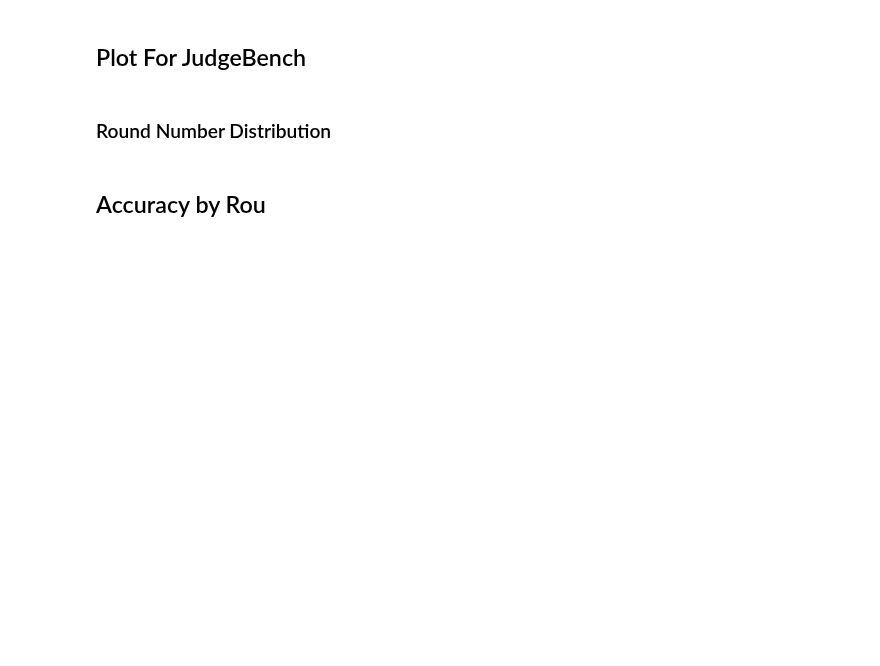
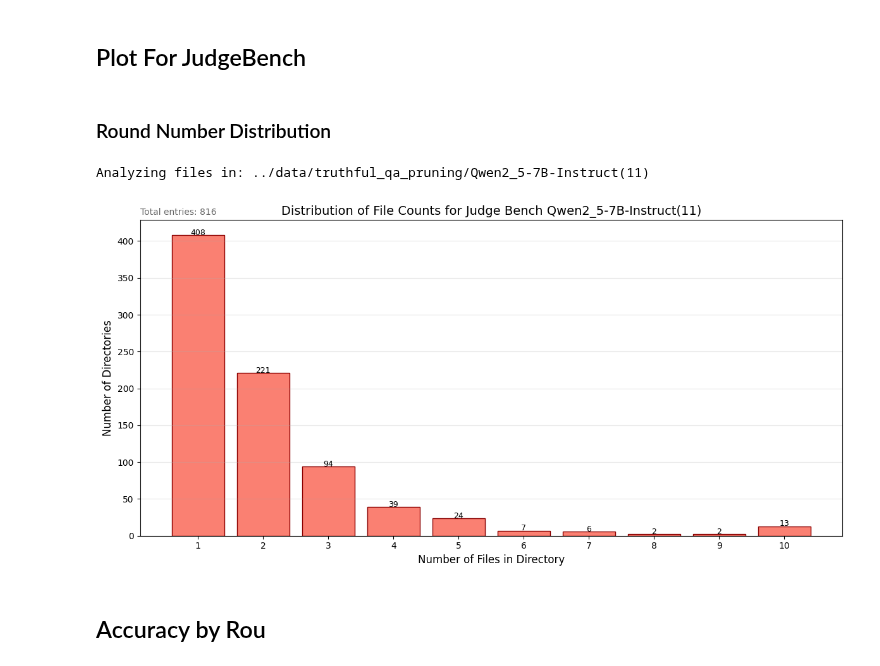
Before and after one commit to tyrionhuu/Multi-LLM-Debate, a Jupyter notebook: notebooks/correct_rate.ipynb, the cells around one changed output. Cells and saved outputs as stored; diff of their text form; code cells hidden in the pictures; blank space fills up the shorter version.

```diff
--- a/notebooks/correct_rate.ipynb
+++ b/notebooks/correct_rate.ipynb
@@ -26,34 +26,37 @@ def main(model_dir_path: str) -> Tuple[plt.Figure, plt.Axes]:
     distribution = count_files_per_directory(model_dir_path)
 
     # Display summary
     # if distribution:
     #     print("\nFile count distribution across directories:")
     #     print(f"{'Files':<10} {'Directories':>12}")
     #     print("-" * 22)
     #     for count, num_dirs in sorted(distribution.items()):
     #         print(f"{count:<10} {num_dirs:>12}")
 
     #     total_dirs = sum(distribution.values())
     #     print(f"\nTotal directories analyzed: {total_dirs}")
     #     print(f"Average files per directory: {sum(k*v for k,v in distribution.items())/total_dirs:.2f}")
     # else:
     #     print("No directory data found.")
     model_config = model_dir_path.split("/")[-1]
     task_name = "Judge Bench"
     # Create visualization
     figure, ax = plot_file_count_distribution(
         distribution=distribution,
         model_config=model_config,
         task_name=task_name,
     )
     return figure, ax
 
 
 if __name__ == "__main__":
-    fig1, ax1 = main("../data/truthful_qa_pruning/gemini-2_0-flash-001(11)")
+    fig1, ax1 = main("../data/truthful_qa_pruning/Qwen2_5-7B-Instruct(11)")
 
     plt.tight_layout()
     plt.show()  # Display the combined plot
+# %% [output]
+Analyzing files in: ../data/truthful_qa_pruning/Qwen2_5-7B-Instruct(11)
+[figure, added]
 # %% [markdown]
 ## Accuracy by Rou
 # %% [markdown]
```
Also changed, not shown: 1 other file.
